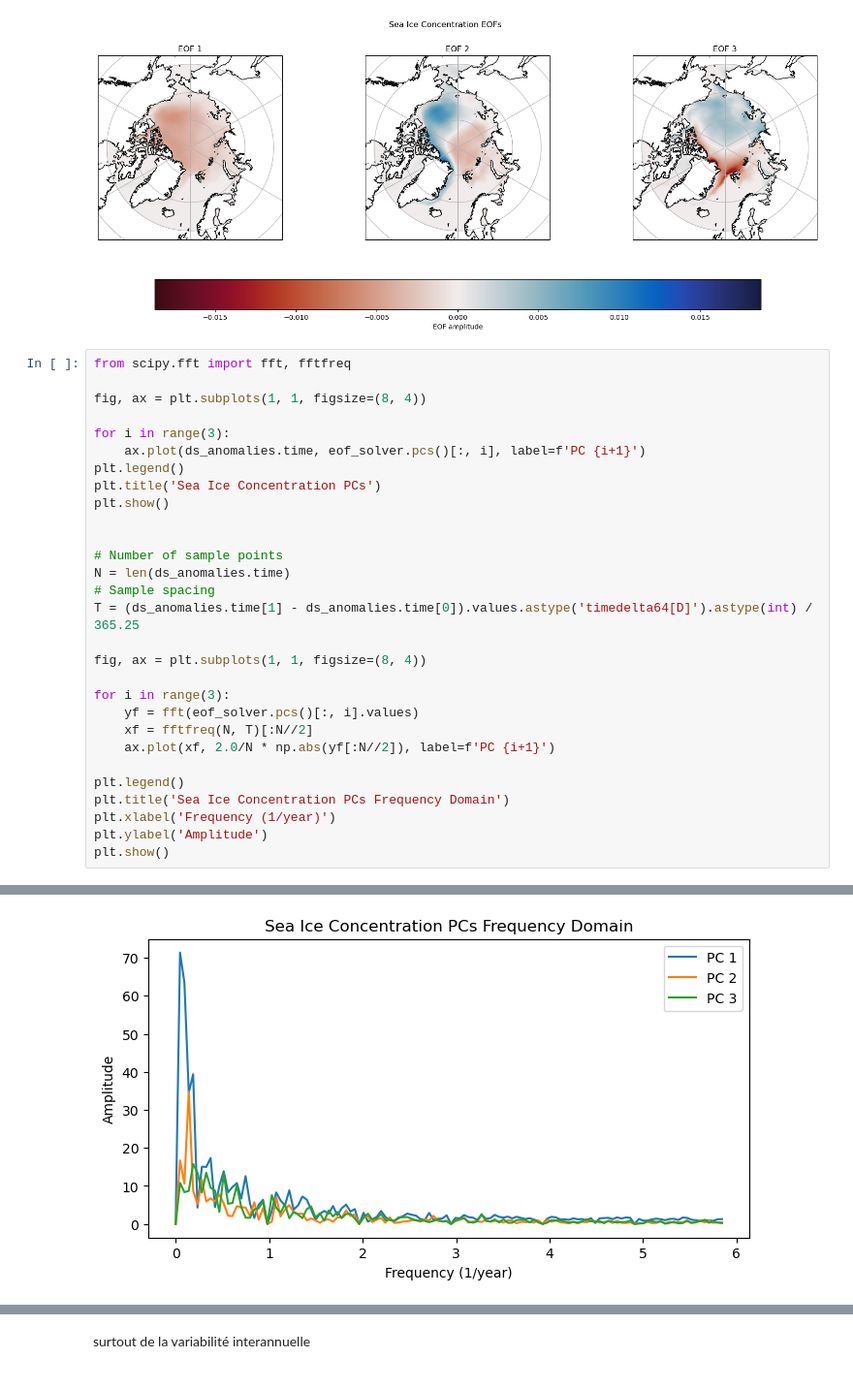
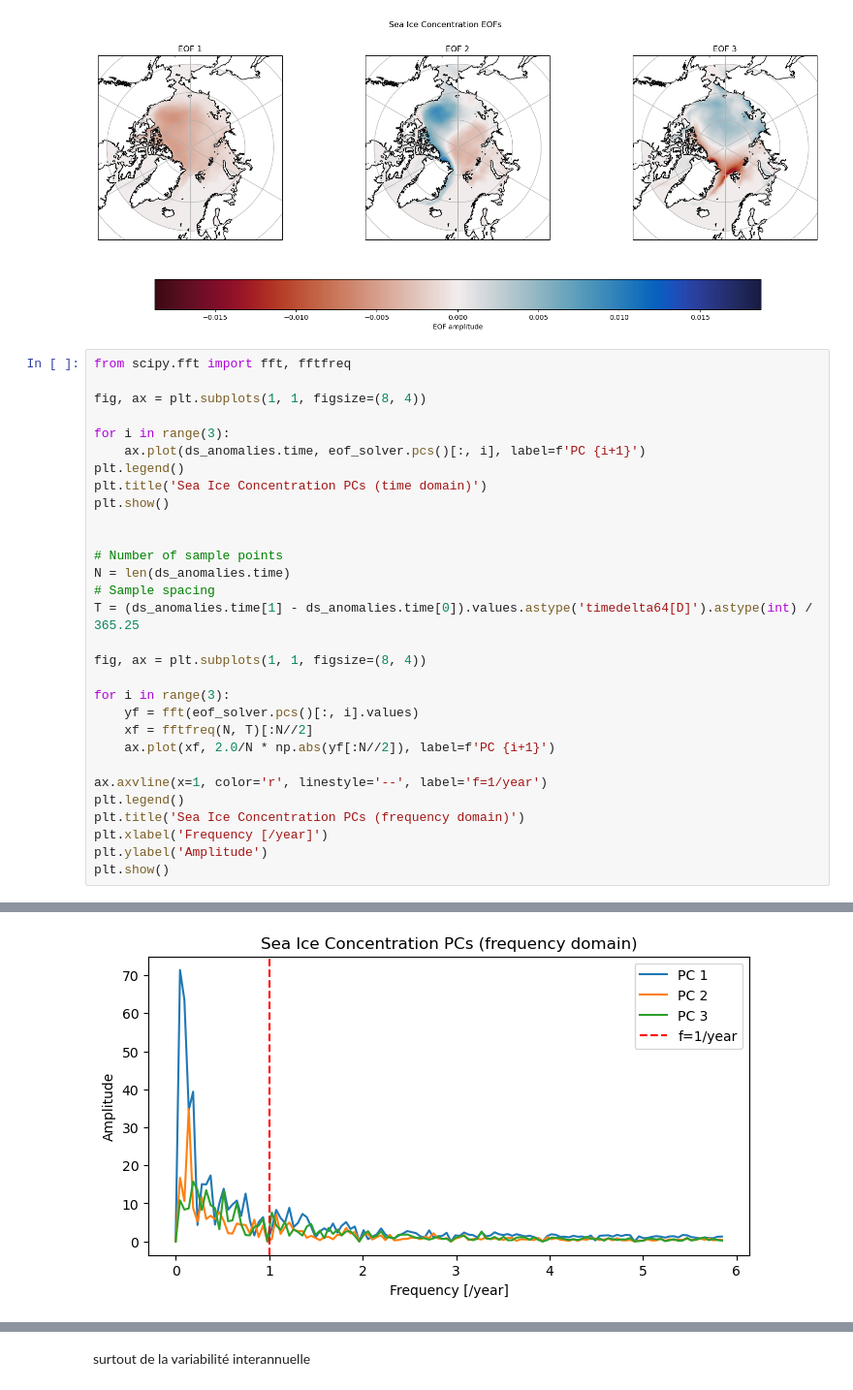
Before and after one commit to juliencollard2001/PHO_Arctic, a Jupyter notebook: sea_ice_study.ipynb, the cells around one changed output, grey strips where cells are left out. Shown at 97% size. Drawn from its saved outputs; the diff is of its cells as text.

```diff
--- a/sea_ice_study.ipynb
+++ b/sea_ice_study.ipynb
@@ -175,7 +177,7 @@ fig, ax = plt.subplots(1, 1, figsize=(8, 4))
 for i in range(3):
     ax.plot(ds_anomalies.time, eof_solver.pcs()[:, i], label=f'PC {i+1}')
 plt.legend()
-plt.title('Sea Ice Concentration PCs')
+plt.title('Sea Ice Concentration PCs (time domain)')
 plt.show()
 
 
@@ -191,9 +193,10 @@ for i in range(3):
     xf = fftfreq(N, T)[:N//2]
     ax.plot(xf, 2.0/N * np.abs(yf[:N//2]), label=f'PC {i+1}')
 
+ax.axvline(x=1, color='r', linestyle='--', label='f=1/year')
 plt.legend()
-plt.title('Sea Ice Concentration PCs Frequency Domain')
-plt.xlabel('Frequency (1/year)')
+plt.title('Sea Ice Concentration PCs (frequency domain)')
+plt.xlabel('Frequency [/year]')
 plt.ylabel('Amplitude')
 plt.show()
 # %% [output]
@@ -201 +204 @@ plt.show()
-[figure, old version]
+[figure, new version]
```
Also changed, not shown: parts of 3 cells of this notebook.
